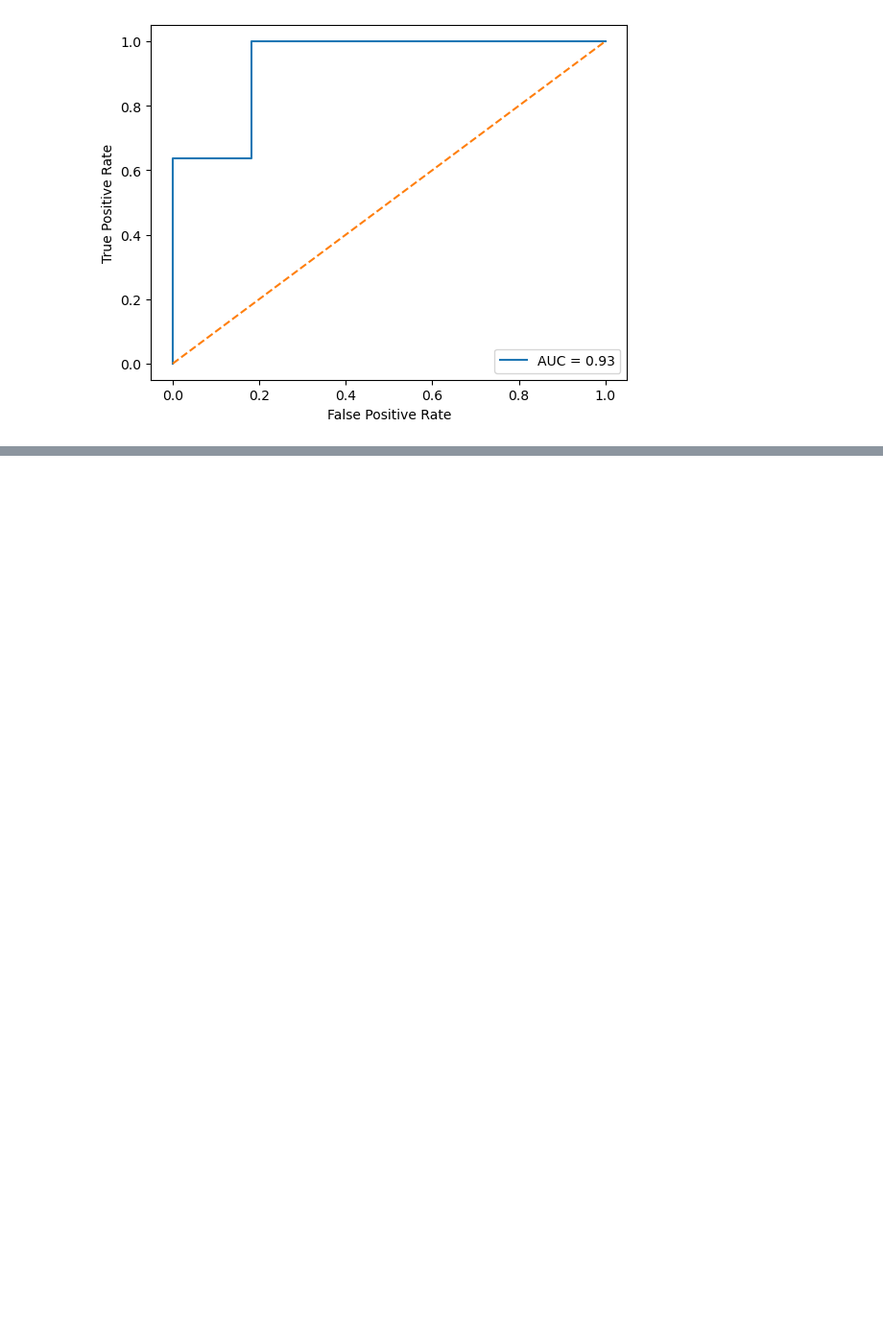
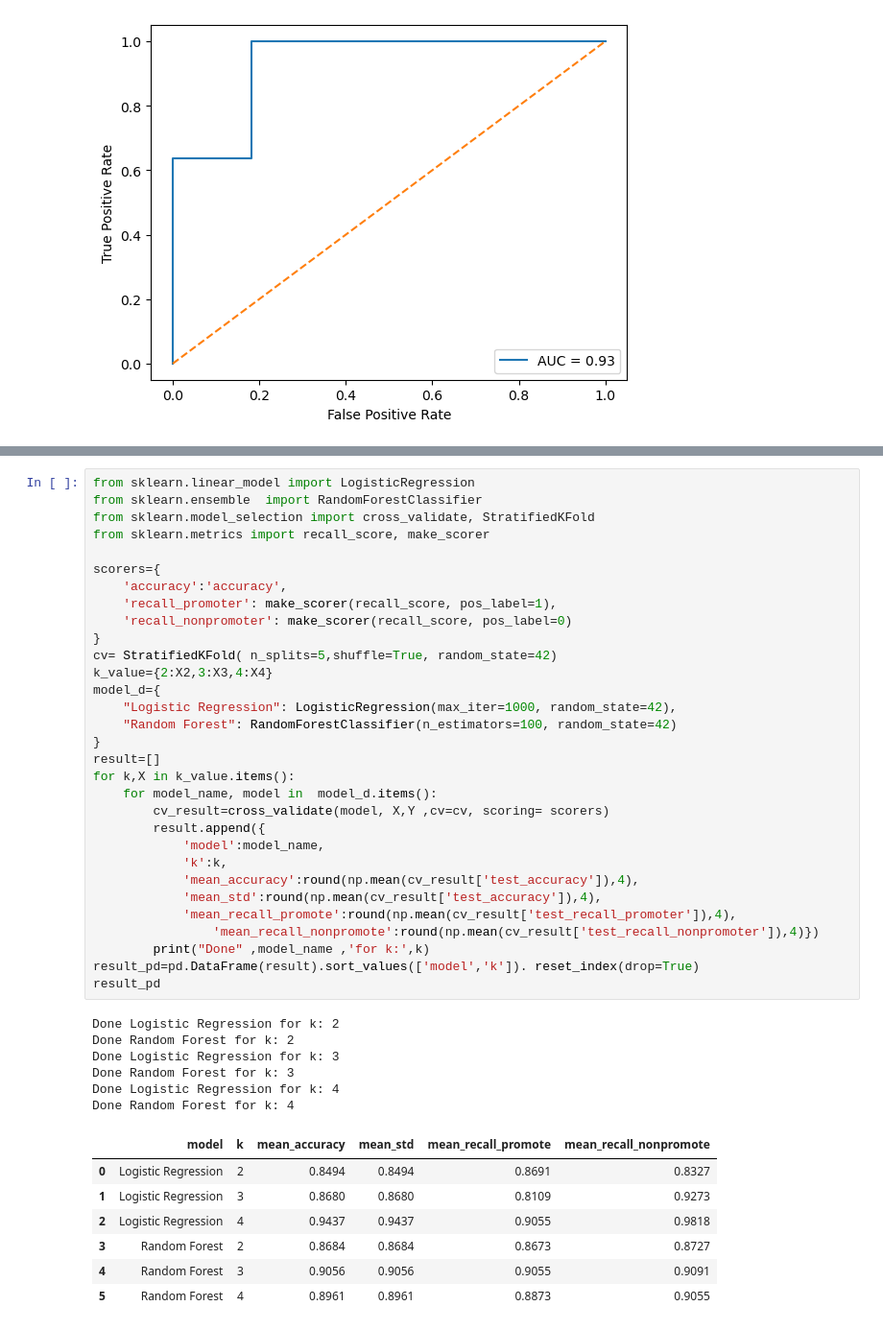
Before and after one commit to NaosinLineya/dna-promoter-classification, a Jupyter notebook: notebooks/promoter_classification.ipynb, the cells around one changed output, grey strips where cells are left out. Shown at 96% size. Saved outputs shown, nothing was run; the diff lists cells and outputs as text; blank space fills up the shorter version.

```diff
--- a/notebooks/promoter_classification.ipynb
+++ b/notebooks/promoter_classification.ipynb
@@ -227,0 +282,45 @@ plt.show()# auc is 0.87 means if i choose one 0 and 1 randomely the model will a
+# %%
+from sklearn.linear_model import LogisticRegression
+from sklearn.ensemble  import RandomForestClassifier
+from sklearn.model_selection import cross_validate, StratifiedKFold
+from sklearn.metrics import recall_score, make_scorer
+
+scorers={
+    'accuracy':'accuracy',
+    'recall_promoter': make_scorer(recall_score, pos_label=1),
+    'recall_nonpromoter': make_scorer(recall_score, pos_label=0)
+}
+cv= StratifiedKFold( n_splits=5,shuffle=True, random_state=42)
+k_value={2:X2,3:X3,4:X4}
+model_d={
+    "Logistic Regression": LogisticRegression(max_iter=1000, random_state=42),
+    "Random Forest": RandomForestClassifier(n_estimators=100, random_state=42)
+}
+result=[]
+for k,X in k_value.items():
+    for model_name, model in  model_d.items():
+        cv_result=cross_validate(model, X,Y ,cv=cv, scoring= scorers)
+        result.append({
+            'model':model_name,
+            'k':k,
+            'mean_accuracy':round(np.mean(cv_result['test_accuracy']),4),
+            'mean_std':round(np.mean(cv_result['test_accuracy']),4),
+            'mean_recall_promote':round(np.mean(cv_result['test_recall_promoter']),4),
+                'mean_recall_nonpromote':round(np.mean(cv_result['test_recall_nonpromoter']),4)})
+        print("Done" ,model_name ,'for k:',k)
+result_pd=pd.DataFrame(result).sort_values(['model','k']). reset_index(drop=True)
+result_pd
+# %% [output]
+Done Logistic Regression for k: 2
+Done Random Forest for k: 2
+Done Logistic Regression for k: 3
+Done Random Forest for k: 3
+Done Logistic Regression for k: 4
+Done Random Forest for k: 4
+|  | model | k | mean_accuracy | mean_std | mean_recall_promote | mean_recall_nonpromote |
+| 0 | Logistic Regression | 2 | 0.8494 | 0.8494 | 0.8691 | 0.8327 |
+| 1 | Logistic Regression | 3 | 0.8680 | 0.8680 | 0.8109 | 0.9273 |
+| 2 | Logistic Regression | 4 | 0.9437 | 0.9437 | 0.9055 | 0.9818 |
+| 3 | Random Forest | 2 | 0.8684 | 0.8684 | 0.8673 | 0.8727 |
+| 4 | Random Forest | 3 | 0.9056 | 0.9056 | 0.9055 | 0.9091 |
+| 5 | Random Forest | 4 | 0.8961 | 0.8961 | 0.8873 | 0.9055 |
```
Also changed, not shown: parts of 10 cells of this notebook.
